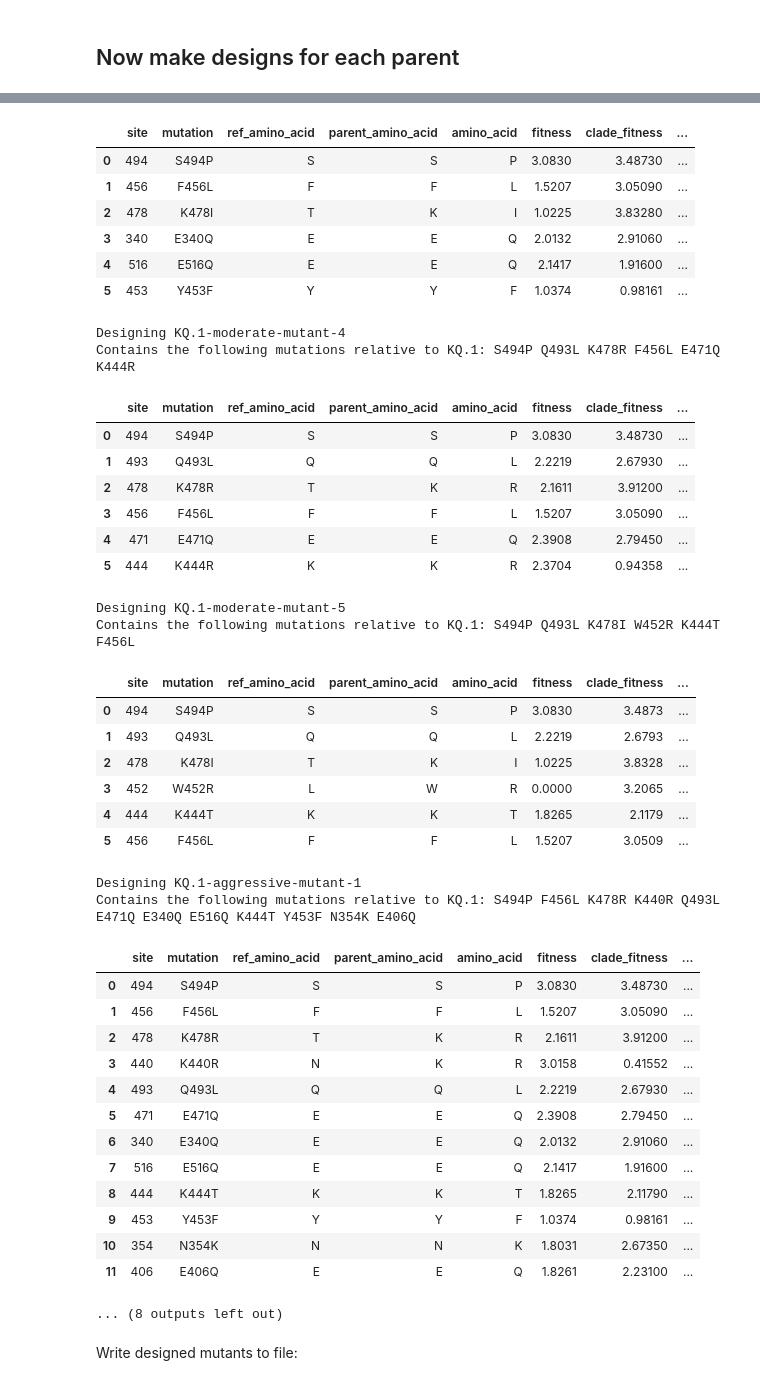
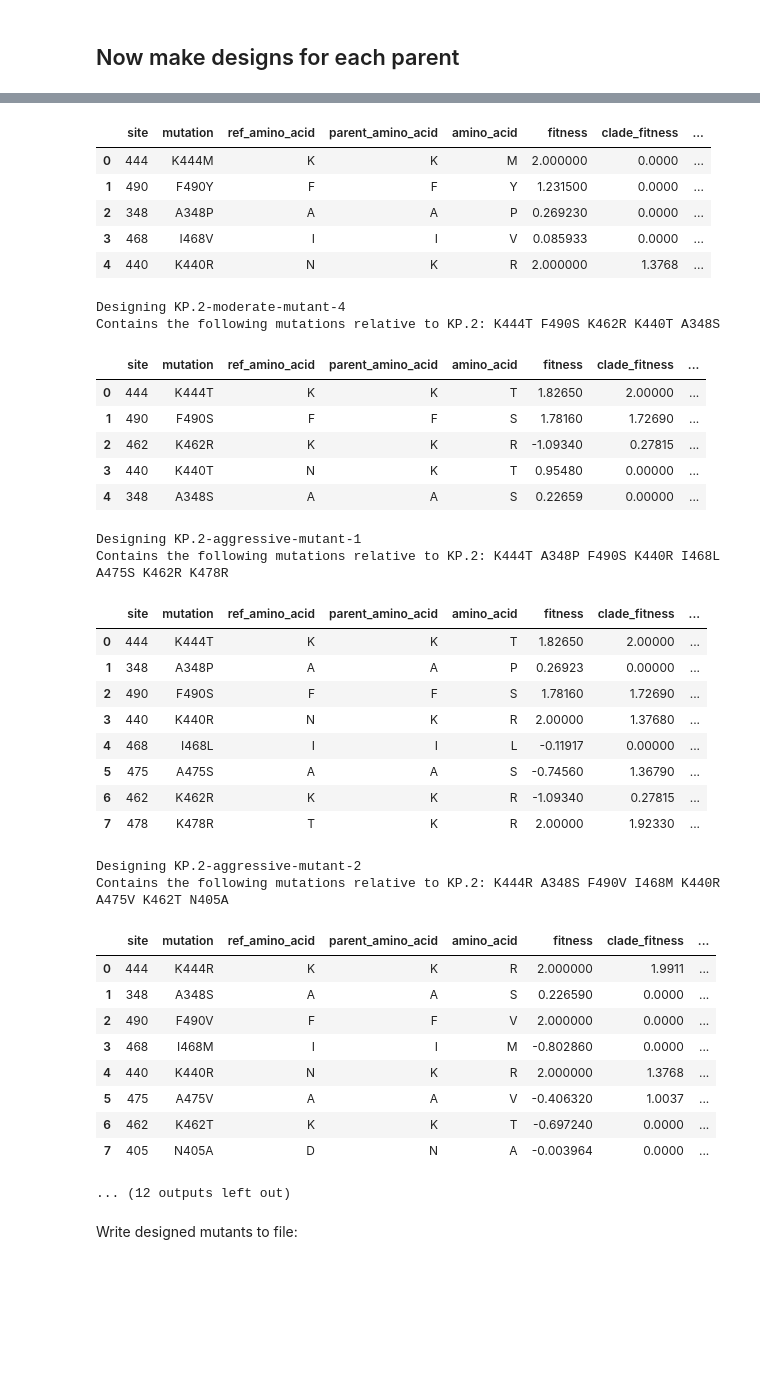
Before and after one commit to jbloomlab/SARS2-RBD-escape-mutants, a Jupyter notebook: design_mutants.ipynb, the cells around one changed output, grey strips where cells are left out. Saved outputs shown, nothing was run; the diff lists cells and outputs as text; code cells hidden in the pictures; blank space fills up the shorter version.

Commit message:
design KP.2 and HK.3.2 mutants

```diff
--- a/design_mutants.ipynb
+++ b/design_mutants.ipynb
@@ -182,7 +182,7 @@ for (parent, parent_d), category in itertools.product(config["parent_specs"].ite
             "or (actual_count >= @parent_config['fitness_estimates']['clade_min_count'])"
         )
         .rename(columns={"aa_site": "site", "mutant_aa": "amino_acid", "delta_fitness": "clade_fitness"})
-        .assign(fitness=lambda x: x["clade_fitness"].clip(upper=parent_config["fitness_estimates"]["clip"]))
+        .assign(clade_fitness=lambda x: x["clade_fitness"].clip(upper=parent_config["fitness_estimates"]["clip"]))
         [["site", "amino_acid", "clade_fitness"]]
     )
     assert len(by_clade_fitness)
@@ -350,44 +348,40 @@ Contains the following mutations relative to KQ.1: S494P F456L K478I E340Q E516Q
 |  | site | mutation | ref_amino_acid | parent_amino_acid | amino_acid | fitness | clade_fitness | ... |
-| 0 | 494 | S494P | S | S | P | 3.0830 | 3.48730 | ... |
-| 1 | 456 | F456L | F | F | L | 1.5207 | 3.05090 | ... |
-| 2 | 478 | K478I | T | K | I | 1.0225 | 3.83280 | ... |
-| 3 | 340 | E340Q | E | E | Q | 2.0132 | 2.91060 | ... |
-| 4 | 516 | E516Q | E | E | Q | 2.1417 | 1.91600 | ... |
-| 5 | 453 | Y453F | Y | Y | F | 1.0374 | 0.98161 | ... |
+| 0 | 444 | K444M | K | K | M | 2.000000 | 0.0000 | ... |
+| 1 | 490 | F490Y | F | F | Y | 1.231500 | 0.0000 | ... |
+| 2 | 348 | A348P | A | A | P | 0.269230 | 0.0000 | ... |
+| 3 | 468 | I468V | I | I | V | 0.085933 | 0.0000 | ... |
+| 4 | 440 | K440R | N | K | R | 2.000000 | 1.3768 | ... |
-Designing KQ.1-moderate-mutant-4
-Contains the following mutations relative to KQ.1: S494P Q493L K478R F456L E471Q K444R
+Designing KP.2-moderate-mutant-4
+Contains the following mutations relative to KP.2: K444T F490S K462R K440T A348S
 |  | site | mutation | ref_amino_acid | parent_amino_acid | amino_acid | fitness | clade_fitness | ... |
-| 0 | 494 | S494P | S | S | P | 3.0830 | 3.48730 | ... |
-| 1 | 493 | Q493L | Q | Q | L | 2.2219 | 2.67930 | ... |
-| 2 | 478 | K478R | T | K | R | 2.1611 | 3.91200 | ... |
-| 3 | 456 | F456L | F | F | L | 1.5207 | 3.05090 | ... |
-| 4 | 471 | E471Q | E | E | Q | 2.3908 | 2.79450 | ... |
-| 5 | 444 | K444R | K | K | R | 2.3704 | 0.94358 | ... |
+| 0 | 444 | K444T | K | K | T | 1.82650 | 2.00000 | ... |
+| 1 | 490 | F490S | F | F | S | 1.78160 | 1.72690 | ... |
+| 2 | 462 | K462R | K | K | R | -1.09340 | 0.27815 | ... |
+| 3 | 440 | K440T | N | K | T | 0.95480 | 0.00000 | ... |
+| 4 | 348 | A348S | A | A | S | 0.22659 | 0.00000 | ... |
-Designing KQ.1-moderate-mutant-5
-Contains the following mutations relative to KQ.1: S494P Q493L K478I W452R K444T F456L
+Designing KP.2-aggressive-mutant-1
+Contains the following mutations relative to KP.2: K444T A348P F490S K440R I468L A475S K462R K478R
 |  | site | mutation | ref_amino_acid | parent_amino_acid | amino_acid | fitness | clade_fitness | ... |
-| 0 | 494 | S494P | S | S | P | 3.0830 | 3.4873 | ... |
-| 1 | 493 | Q493L | Q | Q | L | 2.2219 | 2.6793 | ... |
-| 2 | 478 | K478I | T | K | I | 1.0225 | 3.8328 | ... |
-| 3 | 452 | W452R | L | W | R | 0.0000 | 3.2065 | ... |
-| 4 | 444 | K444T | K | K | T | 1.8265 | 2.1179 | ... |
-| 5 | 456 | F456L | F | F | L | 1.5207 | 3.0509 | ... |
+| 0 | 444 | K444T | K | K | T | 1.82650 | 2.00000 | ... |
+| 1 | 348 | A348P | A | A | P | 0.26923 | 0.00000 | ... |
+| 2 | 490 | F490S | F | F | S | 1.78160 | 1.72690 | ... |
+| 3 | 440 | K440R | N | K | R | 2.00000 | 1.37680 | ... |
+| 4 | 468 | I468L | I | I | L | -0.11917 | 0.00000 | ... |
+| 5 | 475 | A475S | A | A | S | -0.74560 | 1.36790 | ... |
+| 6 | 462 | K462R | K | K | R | -1.09340 | 0.27815 | ... |
+| 7 | 478 | K478R | T | K | R | 2.00000 | 1.92330 | ... |
-Designing KQ.1-aggressive-mutant-1
-Contains the following mutations relative to KQ.1: S494P F456L K478R K440R Q493L E471Q E340Q E516Q K444T Y453F N354K E406Q
+Designing KP.2-aggressive-mutant-2
+Contains the following mutations relative to KP.2: K444R A348S F490V I468M K440R A475V K462T N405A
 |  | site | mutation | ref_amino_acid | parent_amino_acid | amino_acid | fitness | clade_fitness | ... |
-| 0 | 494 | S494P | S | S | P | 3.0830 | 3.48730 | ... |
-| 1 | 456 | F456L | F | F | L | 1.5207 | 3.05090 | ... |
-| 2 | 478 | K478R | T | K | R | 2.1611 | 3.91200 | ... |
-| 3 | 440 | K440R | N | K | R | 3.0158 | 0.41552 | ... |
-| 4 | 493 | Q493L | Q | Q | L | 2.2219 | 2.67930 | ... |
-| 5 | 471 | E471Q | E | E | Q | 2.3908 | 2.79450 | ... |
-| 6 | 340 | E340Q | E | E | Q | 2.0132 | 2.91060 | ... |
-| 7 | 516 | E516Q | E | E | Q | 2.1417 | 1.91600 | ... |
-| 8 | 444 | K444T | K | K | T | 1.8265 | 2.11790 | ... |
-| 9 | 453 | Y453F | Y | Y | F | 1.0374 | 0.98161 | ... |
-| 10 | 354 | N354K | N | N | K | 1.8031 | 2.67350 | ... |
-| 11 | 406 | E406Q | E | E | Q | 1.8261 | 2.23100 | ... |
+| 0 | 444 | K444R | K | K | R | 2.000000 | 1.9911 | ... |
+| 1 | 348 | A348S | A | A | S | 0.226590 | 0.0000 | ... |
+| 2 | 490 | F490V | F | F | V | 2.000000 | 0.0000 | ... |
+| 3 | 468 | I468M | I | I | M | -0.802860 | 0.0000 | ... |
+| 4 | 440 | K440R | N | K | R | 2.000000 | 1.3768 | ... |
+| 5 | 475 | A475V | A | A | V | -0.406320 | 1.0037 | ... |
+| 6 | 462 | K462T | K | K | T | -0.697240 | 0.0000 | ... |
+| 7 | 405 | N405A | D | N | A | -0.003964 | 0.0000 | ... |
-... (8 outputs left out)
+... (12 outputs left out)
 # %% [markdown]
 Write designed mutants to file:
 # %%
```
Also changed, not shown: parts of 1 cell of this notebook, 5 other files.
